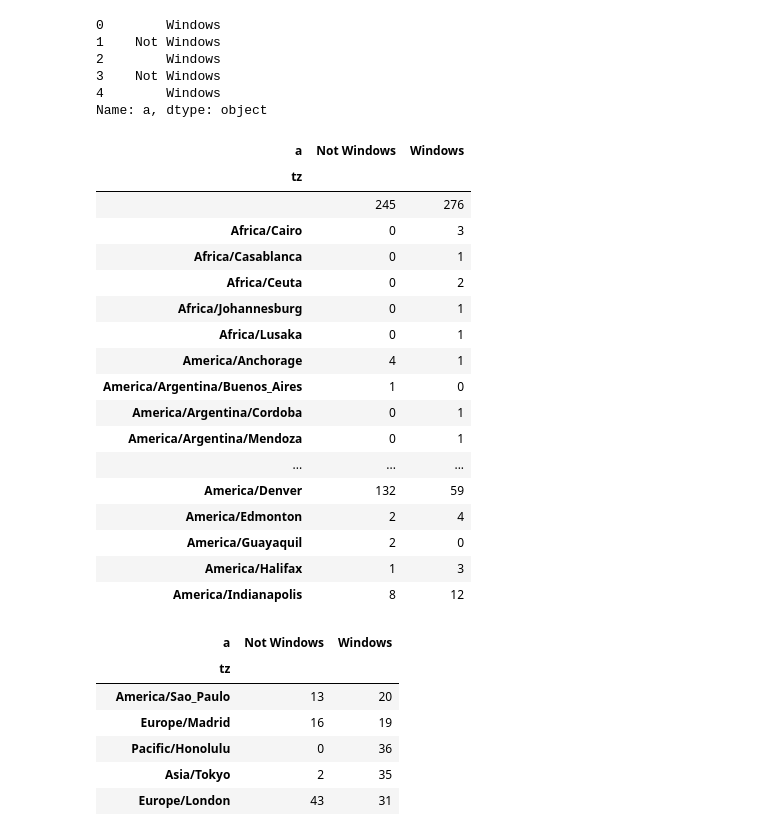
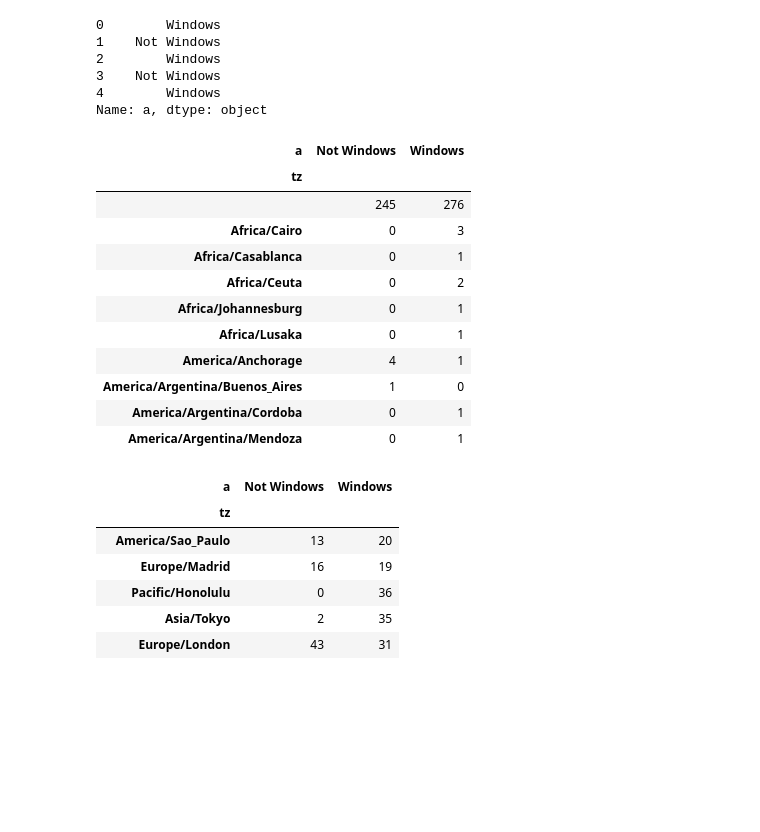
Before and after one commit to sethips/python-tutorial-slides, a Jupyter notebook: tutorial/data-process/Chp2_read_note.ipynb, the cells around one changed output. Cells and saved outputs as stored; diff of their text form; code cells hidden in the pictures; blank space fills up the shorter version.

```diff
--- a/tutorial/data-process/Chp2_read_note.ipynb
+++ b/tutorial/data-process/Chp2_read_note.ipynb
@@ -193,26 +193,20 @@ Name: a, dtype: object
 by_tz_os = clean_df.groupby(['tz', operating_sys])
 # %%
 aggcounts = by_tz_os.size().unstack().fillna(0)
-aggcounts.head(20)
+aggcounts.head(10)
 # %% [output]
 | a | Not Windows | Windows |
 | tz |  |  |
 |  | 245 | 276 |
 | Africa/Cairo | 0 | 3 |
 | Africa/Casablanca | 0 | 1 |
 | Africa/Ceuta | 0 | 2 |
 | Africa/Johannesburg | 0 | 1 |
 | Africa/Lusaka | 0 | 1 |
 | America/Anchorage | 4 | 1 |
 | America/Argentina/Buenos_Aires | 1 | 0 |
 | America/Argentina/Cordoba | 0 | 1 |
 | America/Argentina/Mendoza | 0 | 1 |
-| ... | ... | ... |
-| America/Denver | 132 | 59 |
-| America/Edmonton | 2 | 4 |
-| America/Guayaquil | 2 | 0 |
-| America/Halifax | 1 | 3 |
-| America/Indianapolis | 8 | 12 |
 # %%
 indexer = aggcounts.sum(1).argsort()
 # %%
```
Also changed, not shown: parts of 37 cells of this notebook.
